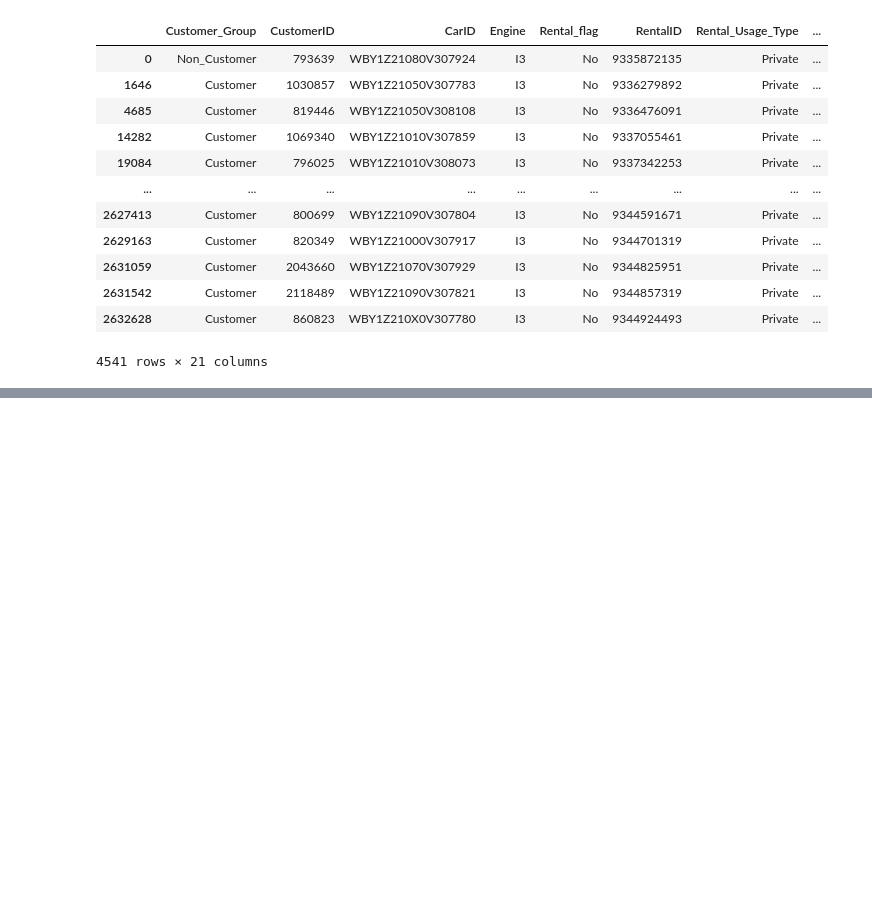
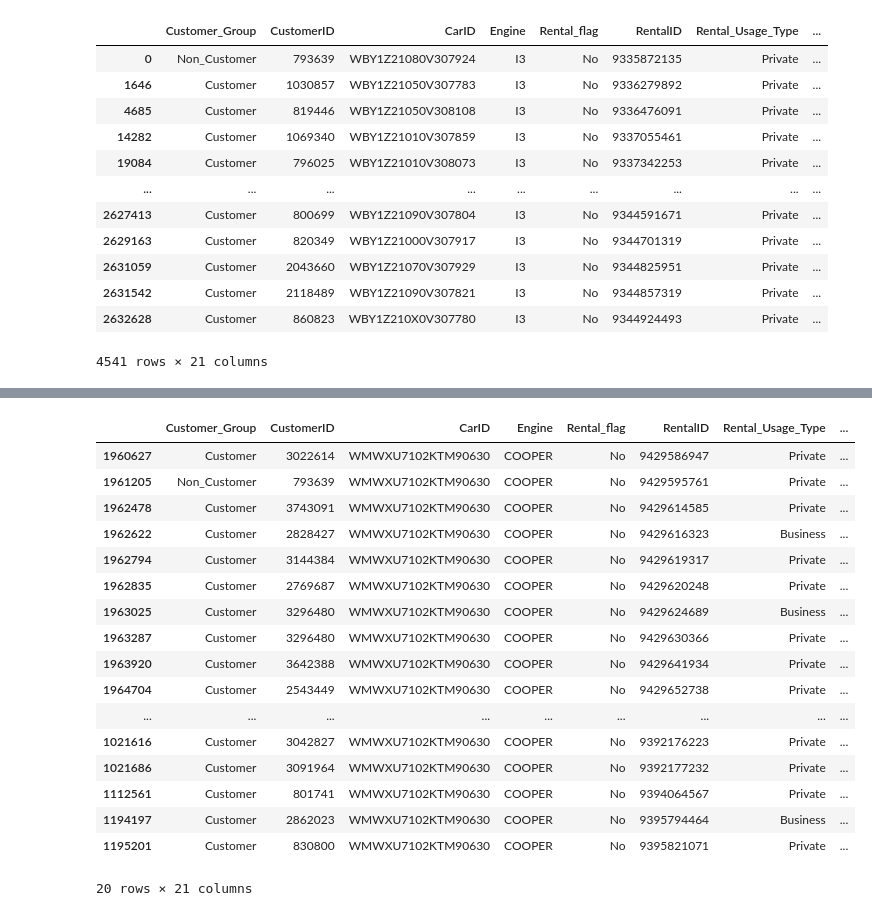
Before and after one commit to Bogeluno/GNN_Thesis, a Jupyter notebook: notebooks/Newdata.ipynb, the cells around one changed output, grey strips where cells are left out. Saved outputs shown, nothing was run; the diff lists cells and outputs as text; code cells hidden in the pictures; blank space fills up the shorter version.

```diff
--- a/notebooks/Newdata.ipynb
+++ b/notebooks/Newdata.ipynb
@@ -233,0 +250,21 @@ df[df.Revenue <= 0.01].sort_values(by = 'Start_Time')
+# %%
+df[df.CarID=='WMWXU7102KTM90630'].sort_values(by = 'Reservation_Time').iloc[-200:-180]
+# %% [output]
+|  | Customer_Group | CustomerID | CarID | Engine | Rental_flag | RentalID | Rental_Usage_Type | ... |
+| 1960627 | Customer | 3022614 | WMWXU7102KTM90630 | COOPER | No | 9429586947 | Private | ... |
+| 1961205 | Non_Customer | 793639 | WMWXU7102KTM90630 | COOPER | No | 9429595761 | Private | ... |
+| 1962478 | Customer | 3743091 | WMWXU7102KTM90630 | COOPER | No | 9429614585 | Private | ... |
+| 1962622 | Customer | 2828427 | WMWXU7102KTM90630 | COOPER | No | 9429616323 | Business | ... |
+| 1962794 | Customer | 3144384 | WMWXU7102KTM90630 | COOPER | No | 9429619317 | Private | ... |
+| 1962835 | Customer | 2769687 | WMWXU7102KTM90630 | COOPER | No | 9429620248 | Private | ... |
+| 1963025 | Customer | 3296480 | WMWXU7102KTM90630 | COOPER | No | 9429624689 | Business | ... |
+| 1963287 | Customer | 3296480 | WMWXU7102KTM90630 | COOPER | No | 9429630366 | Private | ... |
+| 1963920 | Customer | 3642388 | WMWXU7102KTM90630 | COOPER | No | 9429641934 | Private | ... |
+| 1964704 | Customer | 2543449 | WMWXU7102KTM90630 | COOPER | No | 9429652738 | Private | ... |
+| ... | ... | ... | ... | ... | ... | ... | ... | ... |
+| 1021616 | Customer | 3042827 | WMWXU7102KTM90630 | COOPER | No | 9392176223 | Private | ... |
+| 1021686 | Customer | 3091964 | WMWXU7102KTM90630 | COOPER | No | 9392177232 | Private | ... |
+| 1112561 | Customer | 801741 | WMWXU7102KTM90630 | COOPER | No | 9394064567 | Private | ... |
+| 1194197 | Customer | 2862023 | WMWXU7102KTM90630 | COOPER | No | 9395794464 | Business | ... |
+| 1195201 | Customer | 830800 | WMWXU7102KTM90630 | COOPER | No | 9395821071 | Private | ... |
+20 rows × 21 columns
```
Also changed, not shown: parts of 39 cells of this notebook, 5 other files.
